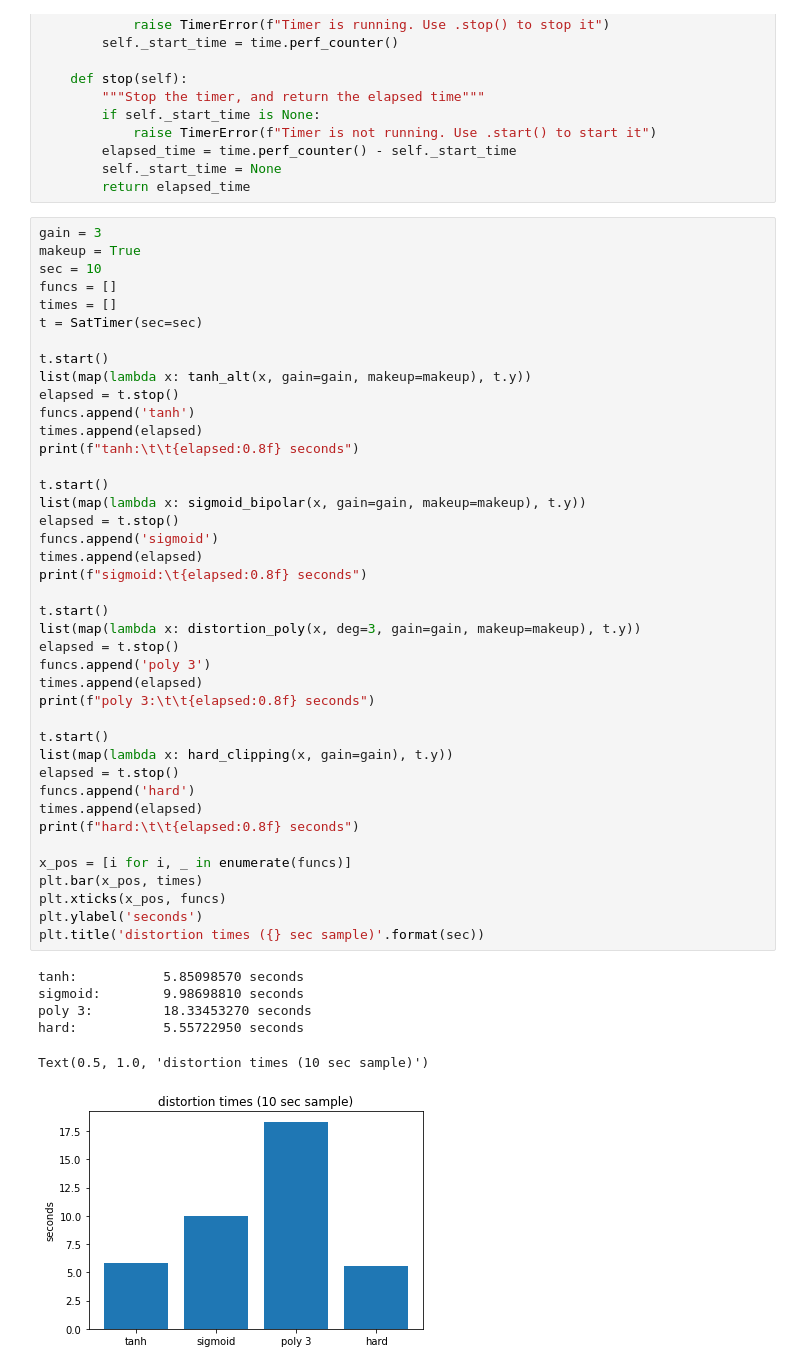
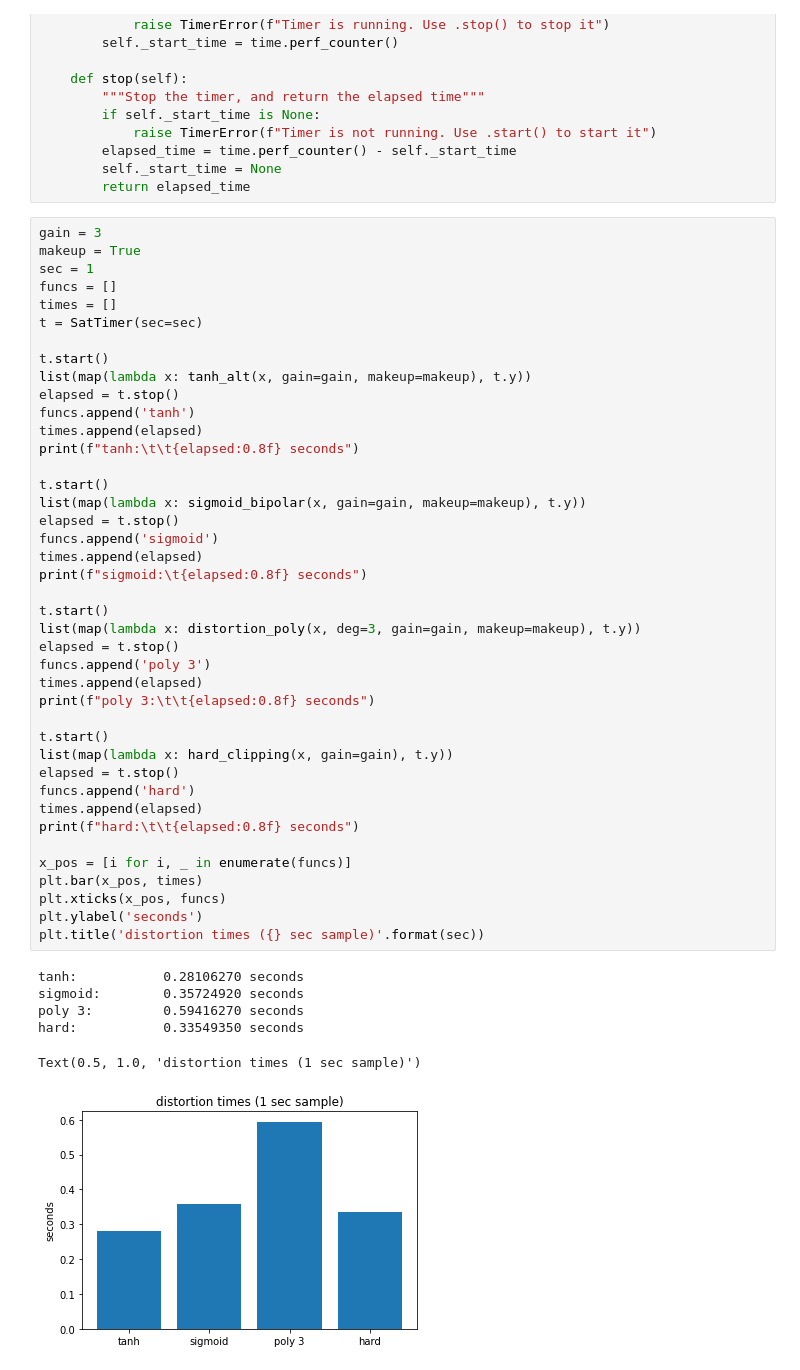
Before and after one commit to letrout/dsp, a Jupyter notebook: doc/distortion.ipynb, the cells around one changed output. Saved outputs shown, nothing was run; the diff lists cells and outputs as text.

```diff
--- a/doc/distortion.ipynb
+++ b/doc/distortion.ipynb
@@ -336,7 +336,7 @@ class SatTimer():
 # %%
 gain = 3
 makeup = True
-sec = 10
+sec = 1
 funcs = []
 times = []
 t = SatTimer(sec=sec)
@@ -348,38 +348,38 @@ funcs.append('tanh')
 times.append(elapsed)
 print(f"tanh:\t\t{elapsed:0.8f} seconds")
 
 t.start()
 list(map(lambda x: sigmoid_bipolar(x, gain=gain, makeup=makeup), t.y))
 elapsed = t.stop()
 funcs.append('sigmoid')
 times.append(elapsed)
 print(f"sigmoid:\t{elapsed:0.8f} seconds")
 
 t.start()
 list(map(lambda x: distortion_poly(x, deg=3, gain=gain, makeup=makeup), t.y))
 elapsed = t.stop()
 funcs.append('poly 3')
 times.append(elapsed)
 print(f"poly 3:\t\t{elapsed:0.8f} seconds")
 
 t.start()
 list(map(lambda x: hard_clipping(x, gain=gain), t.y))
 elapsed = t.stop()
 funcs.append('hard')
 times.append(elapsed)
 print(f"hard:\t\t{elapsed:0.8f} seconds")
 
 x_pos = [i for i, _ in enumerate(funcs)]
 plt.bar(x_pos, times)
 plt.xticks(x_pos, funcs)
 plt.ylabel('seconds')
 plt.title('distortion times ({} sec sample)'.format(sec))
 # %% [output]
-tanh:           5.85098570 seconds
-sigmoid:        9.98698810 seconds
-poly 3:         18.33453270 seconds
-hard:           5.55722950 seconds
+tanh:           0.28106270 seconds
+sigmoid:        0.35724920 seconds
+poly 3:         0.59416270 seconds
+hard:           0.33549350 seconds
-Text(0.5, 1.0, 'distortion times (10 sec sample)')
+Text(0.5, 1.0, 'distortion times (1 sec sample)')
-[figure, old version]
+[figure, new version]
 # %% [markdown]
 ## Play sound
```
Also changed, not shown: parts of 18 cells of this notebook.
